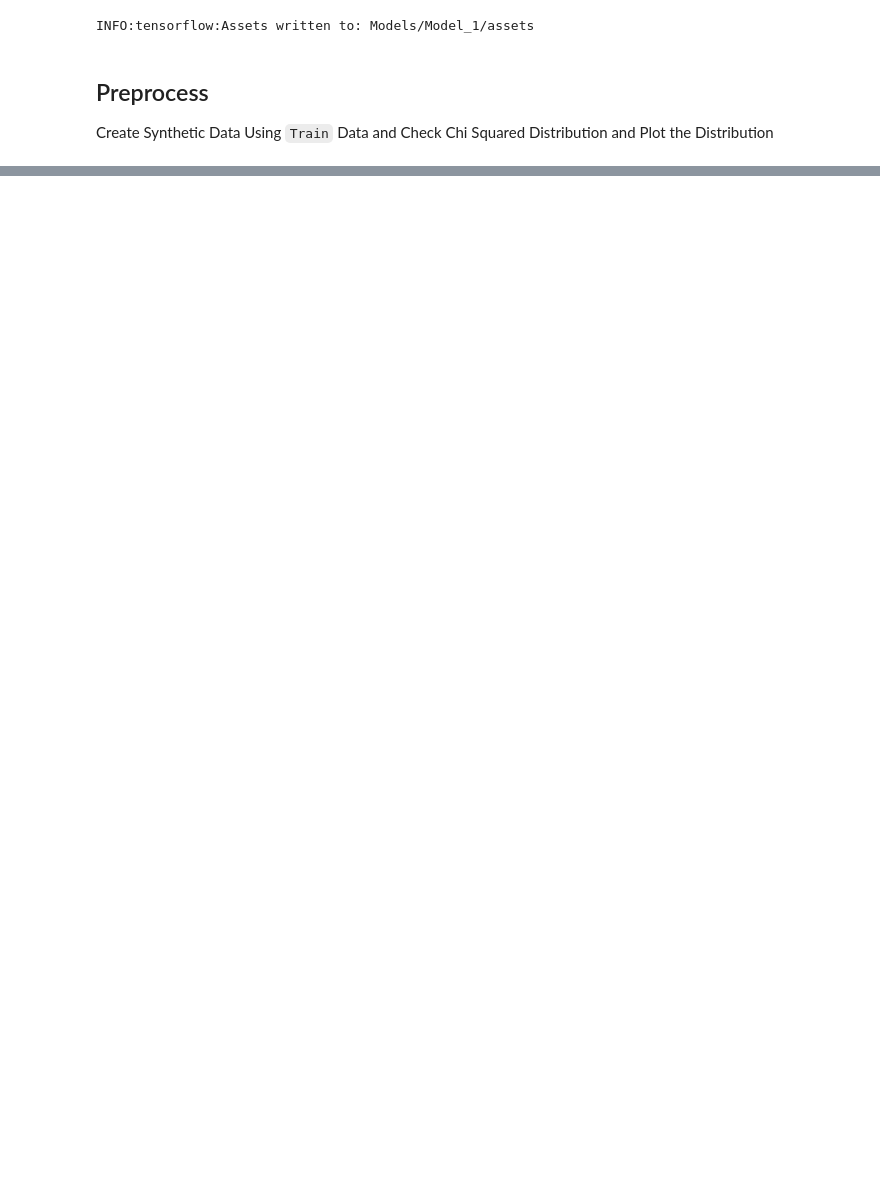
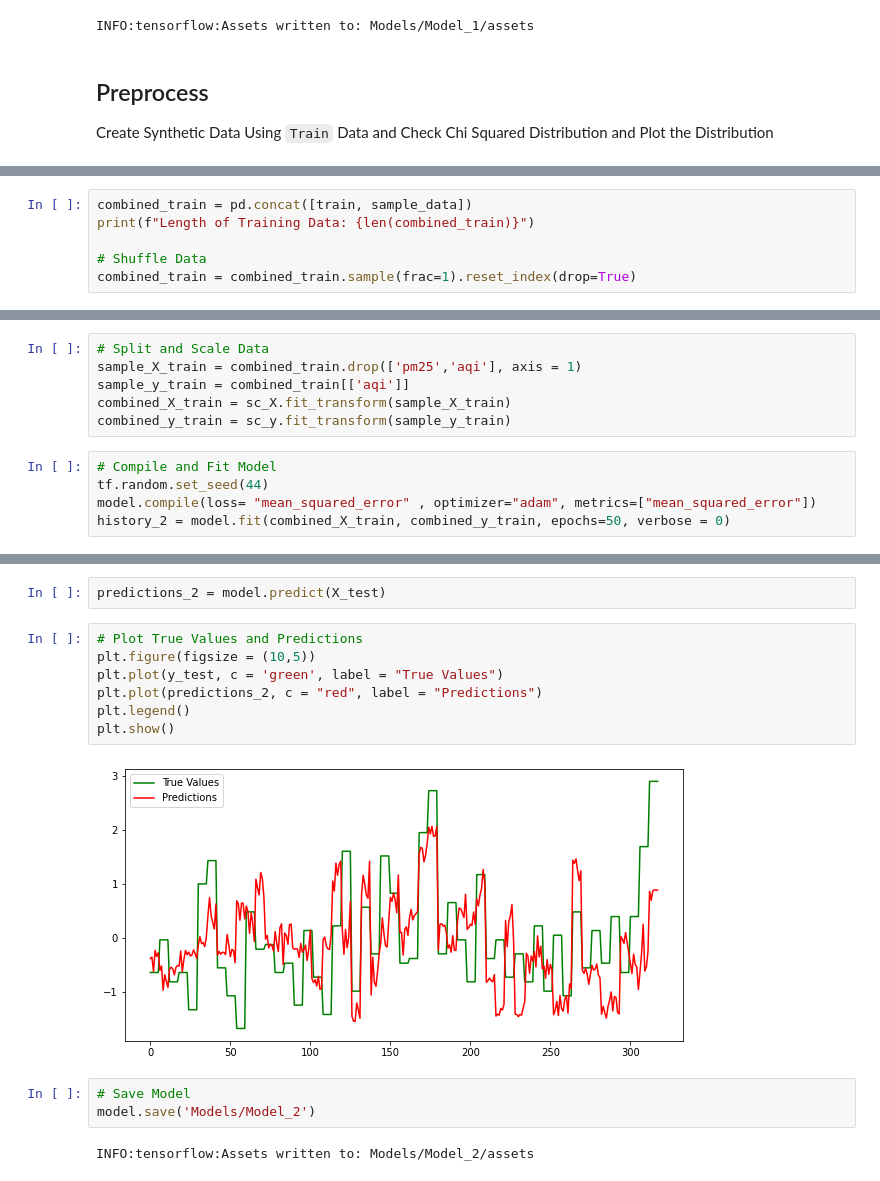
Before and after one commit to vbgupta/Transfer-Learning-Address-Sustainability-Issues, a Jupyter notebook: models/src/modeling/build/Multiple-Models.ipynb, the cells around one changed output, grey strips where cells are left out. Cells and saved outputs as stored; diff of their text form; blank space fills up the shorter version.

Commit message:
Model 2 MSE 0.88

```diff
--- a/models/src/modeling/build/Multiple-Models.ipynb
+++ b/models/src/modeling/build/Multiple-Models.ipynb
@@ -207,0 +299,6 @@ Create Synthetic Data Using `Train` Data and Check Chi Squared Distribution and
+# %%
+combined_train = pd.concat([train, sample_data])
+print(f"Length of Training Data: {len(combined_train)}")
+
+# Shuffle Data
+combined_train = combined_train.sample(frac=1).reset_index(drop=True)
@@ -207,0 +307,11 @@ Create Synthetic Data Using `Train` Data and Check Chi Squared Distribution and
+# %%
+# Split and Scale Data
+sample_X_train = combined_train.drop(['pm25','aqi'], axis = 1)
+sample_y_train = combined_train[['aqi']]
+combined_X_train = sc_X.fit_transform(sample_X_train)
+combined_y_train = sc_y.fit_transform(sample_y_train)
+# %%
+# Compile and Fit Model
+tf.random.set_seed(44)
+model.compile(loss= "mean_squared_error" , optimizer="adam", metrics=["mean_squared_error"])
+history_2 = model.fit(combined_X_train, combined_y_train, epochs=50, verbose = 0)
@@ -207,0 +324,16 @@ Create Synthetic Data Using `Train` Data and Check Chi Squared Distribution and
+# %%
+predictions_2 = model.predict(X_test)
+# %%
+# Plot True Values and Predictions
+plt.figure(figsize = (10,5))
+plt.plot(y_test, c = 'green', label = "True Values")
+plt.plot(predictions_2, c = "red", label = "Predictions")
+plt.legend()
+plt.show()
+# %% [output]
+[figure, added]
+# %%
+# Save Model
+model.save('Models/Model_2')
+# %% [output]
+INFO:tensorflow:Assets written to: Models/Model_2/assets
```
Also changed, not shown: parts of 19 cells of this notebook, 6 other files.
